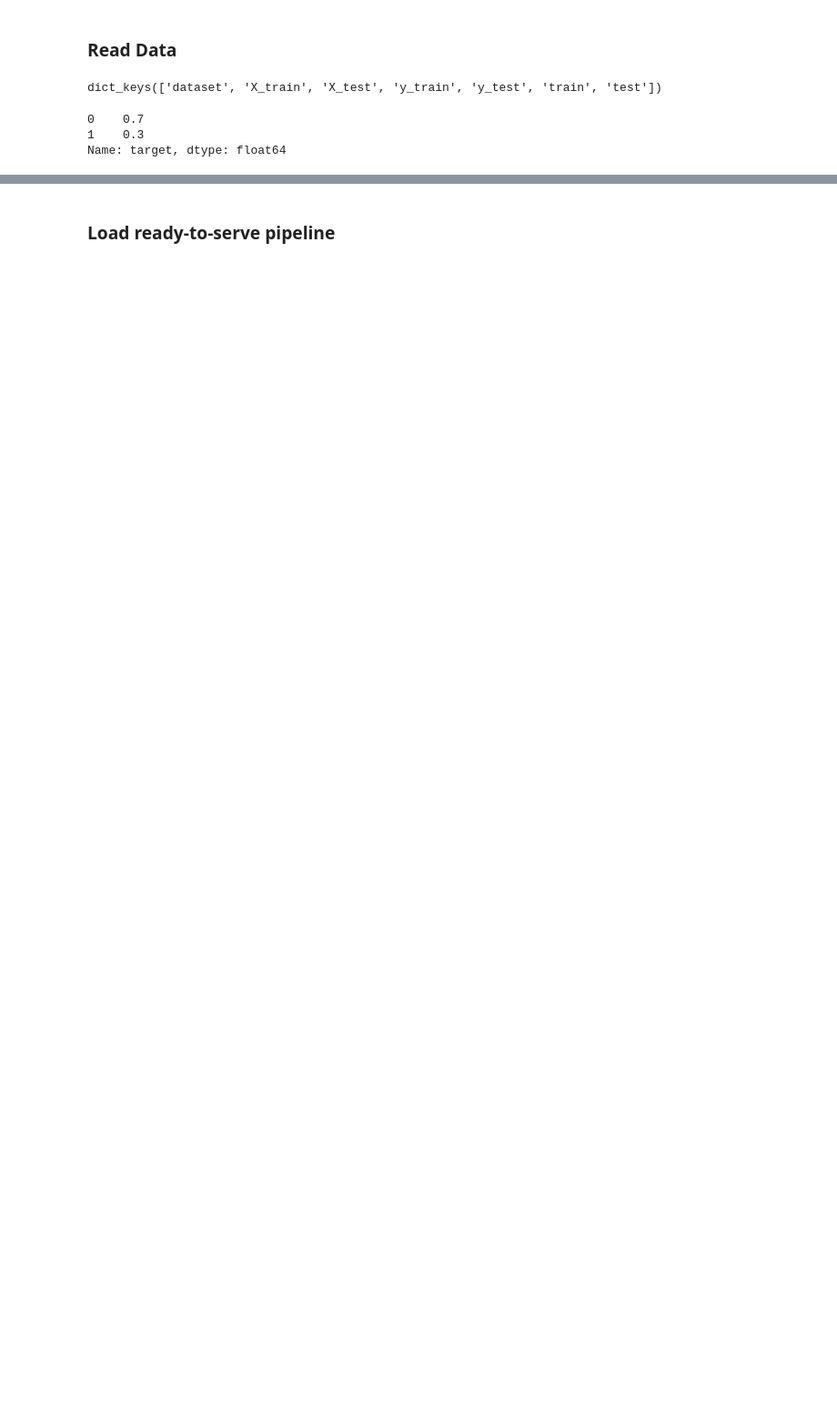
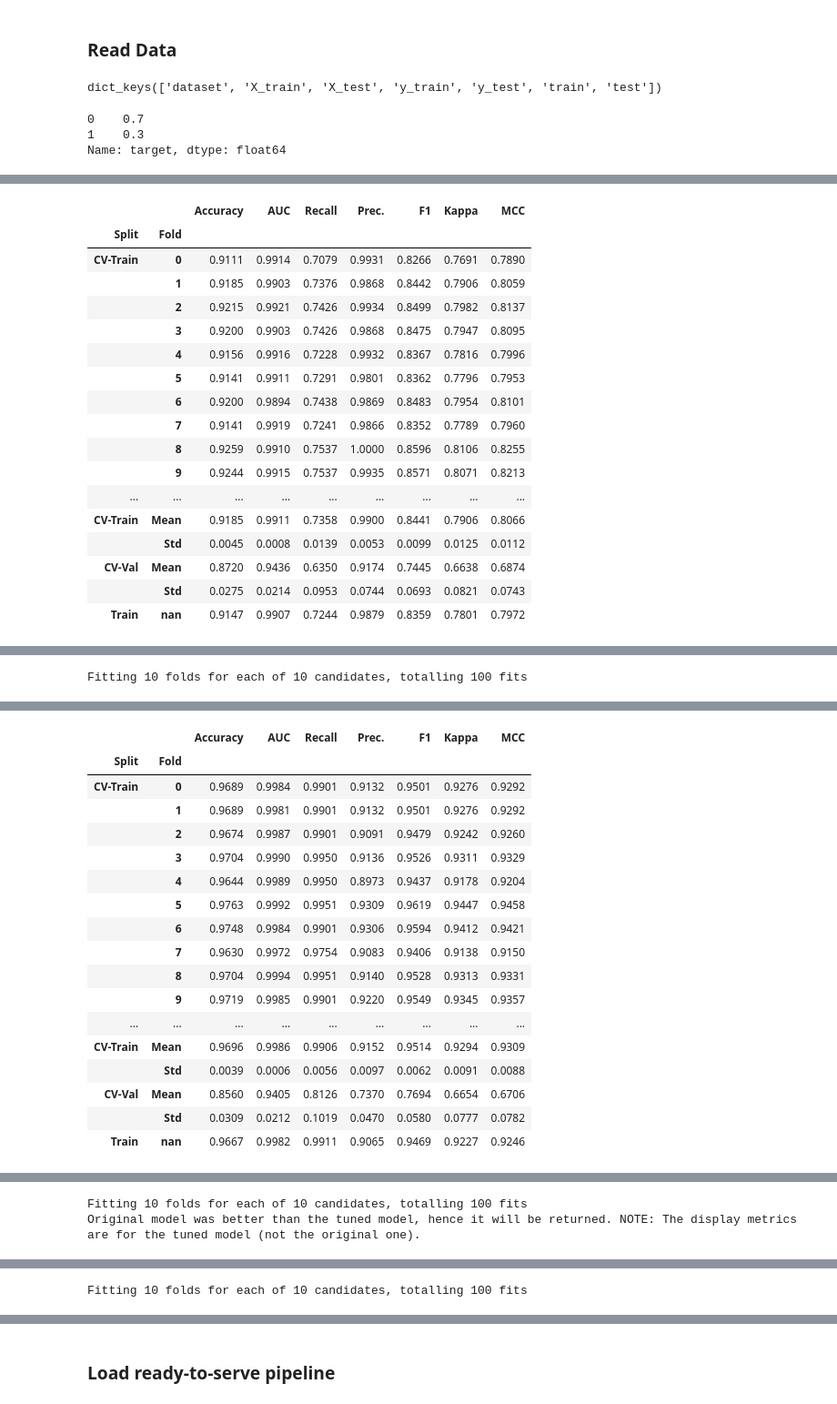
Before and after one commit to Takfes/python-classification, a Jupyter notebook: trainer-pycaret.ipynb, the cells around one changed output, grey strips where cells are left out. Shown: that part at 91% size. Cells and saved outputs as stored; diff of their text form; code cells hidden in the pictures; blank space fills up the shorter version.

```diff
--- a/trainer-pycaret.ipynb
+++ b/trainer-pycaret.ipynb
@@ -59,0 +80,2 @@ Name: target, dtype: float64
+# %%
+e0 = ClassificationExperiment()
@@ -59,0 +125,2 @@ Name: target, dtype: float64
+# %%
+topXmodels = e0.compare_models(n_select=5)
@@ -59,0 +166,4 @@ Name: target, dtype: float64
+# %%
+tuned_models = [e0.tune_model(x,
+                              return_train_score=True) for x in topXmodels]
+# %% [output]
@@ -59,0 +171,18 @@ Name: target, dtype: float64
+|  |  | Accuracy | AUC | Recall | Prec. | F1 | Kappa | MCC |
+| Split | Fold |  |  |  |  |  |  |  |
+| CV-Train | 0 | 0.9111 | 0.9914 | 0.7079 | 0.9931 | 0.8266 | 0.7691 | 0.7890 |
+|  | 1 | 0.9185 | 0.9903 | 0.7376 | 0.9868 | 0.8442 | 0.7906 | 0.8059 |
+|  | 2 | 0.9215 | 0.9921 | 0.7426 | 0.9934 | 0.8499 | 0.7982 | 0.8137 |
+|  | 3 | 0.9200 | 0.9903 | 0.7426 | 0.9868 | 0.8475 | 0.7947 | 0.8095 |
+|  | 4 | 0.9156 | 0.9916 | 0.7228 | 0.9932 | 0.8367 | 0.7816 | 0.7996 |
+|  | 5 | 0.9141 | 0.9911 | 0.7291 | 0.9801 | 0.8362 | 0.7796 | 0.7953 |
+|  | 6 | 0.9200 | 0.9894 | 0.7438 | 0.9869 | 0.8483 | 0.7954 | 0.8101 |
+|  | 7 | 0.9141 | 0.9919 | 0.7241 | 0.9866 | 0.8352 | 0.7789 | 0.7960 |
+|  | 8 | 0.9259 | 0.9910 | 0.7537 | 1.0000 | 0.8596 | 0.8106 | 0.8255 |
+|  | 9 | 0.9244 | 0.9915 | 0.7537 | 0.9935 | 0.8571 | 0.8071 | 0.8213 |
+| ... | ... | ... | ... | ... | ... | ... | ... | ... |
+| CV-Train | Mean | 0.9185 | 0.9911 | 0.7358 | 0.9900 | 0.8441 | 0.7906 | 0.8066 |
+|  | Std | 0.0045 | 0.0008 | 0.0139 | 0.0053 | 0.0099 | 0.0125 | 0.0112 |
+| CV-Val | Mean | 0.8720 | 0.9436 | 0.6350 | 0.9174 | 0.7445 | 0.6638 | 0.6874 |
+|  | Std | 0.0275 | 0.0214 | 0.0953 | 0.0744 | 0.0693 | 0.0821 | 0.0743 |
+| Train | nan | 0.9147 | 0.9907 | 0.7244 | 0.9879 | 0.8359 | 0.7801 | 0.7972 |
@@ -59,0 +190 @@ Name: target, dtype: float64
+Fitting 10 folds for each of 10 candidates, totalling 100 fits
@@ -59,0 +192,18 @@ Name: target, dtype: float64
+|  |  | Accuracy | AUC | Recall | Prec. | F1 | Kappa | MCC |
+| Split | Fold |  |  |  |  |  |  |  |
+| CV-Train | 0 | 0.9689 | 0.9984 | 0.9901 | 0.9132 | 0.9501 | 0.9276 | 0.9292 |
+|  | 1 | 0.9689 | 0.9981 | 0.9901 | 0.9132 | 0.9501 | 0.9276 | 0.9292 |
+|  | 2 | 0.9674 | 0.9987 | 0.9901 | 0.9091 | 0.9479 | 0.9242 | 0.9260 |
+|  | 3 | 0.9704 | 0.9990 | 0.9950 | 0.9136 | 0.9526 | 0.9311 | 0.9329 |
+|  | 4 | 0.9644 | 0.9989 | 0.9950 | 0.8973 | 0.9437 | 0.9178 | 0.9204 |
+|  | 5 | 0.9763 | 0.9992 | 0.9951 | 0.9309 | 0.9619 | 0.9447 | 0.9458 |
+|  | 6 | 0.9748 | 0.9984 | 0.9901 | 0.9306 | 0.9594 | 0.9412 | 0.9421 |
+|  | 7 | 0.9630 | 0.9972 | 0.9754 | 0.9083 | 0.9406 | 0.9138 | 0.9150 |
+|  | 8 | 0.9704 | 0.9994 | 0.9951 | 0.9140 | 0.9528 | 0.9313 | 0.9331 |
+|  | 9 | 0.9719 | 0.9985 | 0.9901 | 0.9220 | 0.9549 | 0.9345 | 0.9357 |
+| ... | ... | ... | ... | ... | ... | ... | ... | ... |
+| CV-Train | Mean | 0.9696 | 0.9986 | 0.9906 | 0.9152 | 0.9514 | 0.9294 | 0.9309 |
+|  | Std | 0.0039 | 0.0006 | 0.0056 | 0.0097 | 0.0062 | 0.0091 | 0.0088 |
+| CV-Val | Mean | 0.8560 | 0.9405 | 0.8126 | 0.7370 | 0.7694 | 0.6654 | 0.6706 |
+|  | Std | 0.0309 | 0.0212 | 0.1019 | 0.0470 | 0.0580 | 0.0777 | 0.0782 |
+| Train | nan | 0.9667 | 0.9982 | 0.9911 | 0.9065 | 0.9469 | 0.9227 | 0.9246 |
@@ -59,0 +211,2 @@ Name: target, dtype: float64
+Fitting 10 folds for each of 10 candidates, totalling 100 fits
+Original model was better than the tuned model, hence it will be returned. NOTE: The display metrics are for the tuned model (not the original one).
@@ -59,0 +233 @@ Name: target, dtype: float64
+Fitting 10 folds for each of 10 candidates, totalling 100 fits
```
Also changed, not shown: parts of 61 cells of this notebook, 5 other files.
